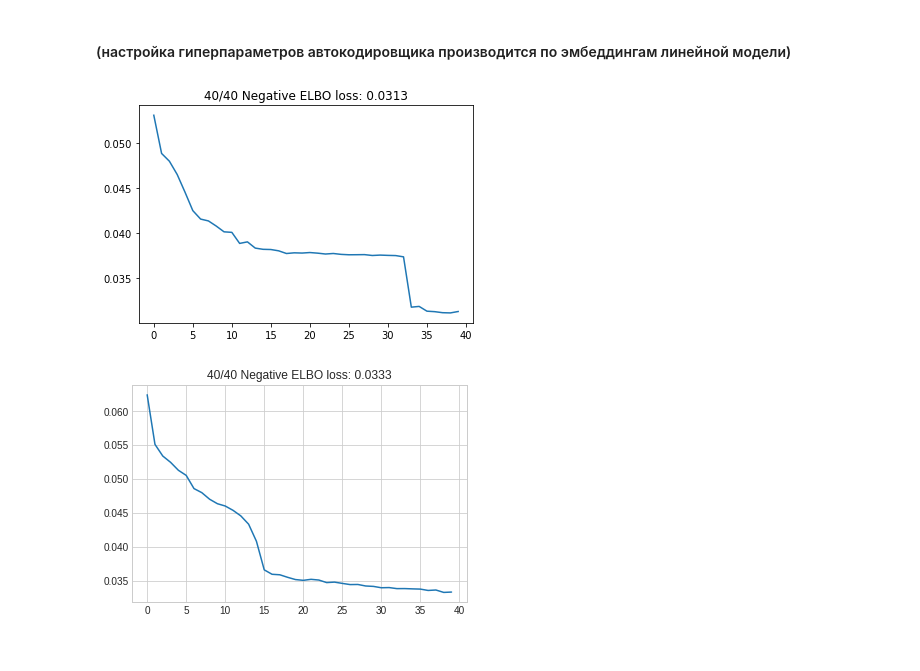
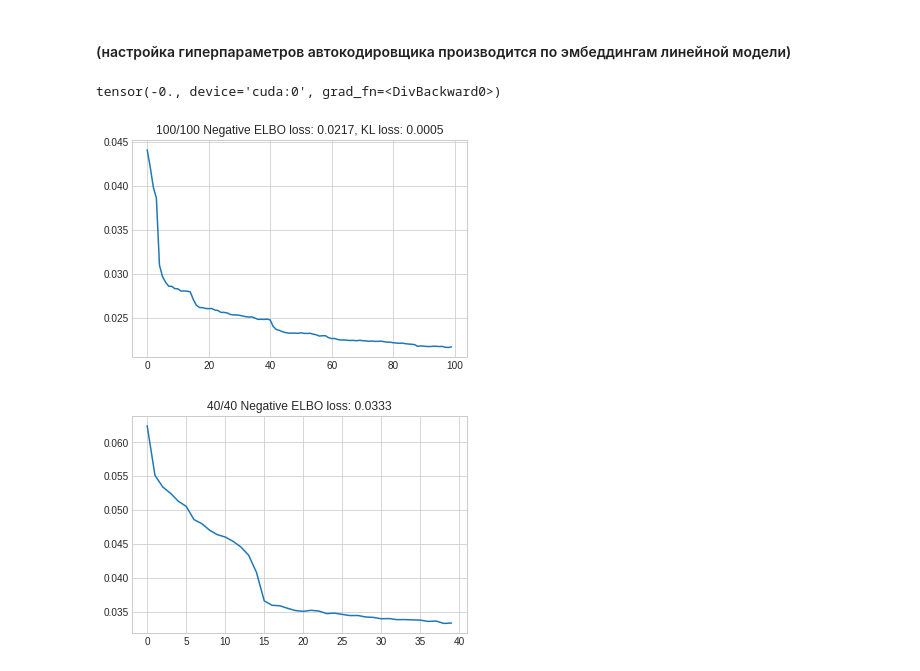
Before and after one commit to AlexShevchuk7/MADE, a Jupyter notebook: Diploma/Modelling_MLP_TCN_TRANSFORMER.ipynb, the cells around one changed output. Cells and saved outputs as stored; diff of their text form; code cells hidden in the pictures.

```diff
--- a/Diploma/Modelling_MLP_TCN_TRANSFORMER.ipynb
+++ b/Diploma/Modelling_MLP_TCN_TRANSFORMER.ipynb
@@ -276,12 +266,12 @@ scaler = StandardScaler()
 minmax = MinMaxScaler()
 
 #data = tsdata[['xmeas_1', 'xmeas_2', 'xmeas_3']][:100000]
-signal = tsdata.iloc[:100000, 3:]
+signal = tsdata.iloc[:, 3:]
 # TODO: провести обучение на полном датасете (сокращение обусловлено ускорением настройки кодировщиков)
 #scaled_data = scaler.fit_transform(signal)
 mm_signal = minmax.fit_transform(signal)
 # %%
-batch_size = 16
+batch_size = 64
 window = 64
 lag = 4
 
@@ -296,7 +286,7 @@ def batch_sampler():
         yield batch
 
 
-dataset = TSDataset(mm_signal, window, 2)
+dataset = TSDataset(mm_signal, window, 1)
 
 trainloader = torch.utils.data.DataLoader(dataset, batch_size=batch_size, shuffle=False)#, batch_sampler=batch_sampler())
 # %%
@@ -365,55 +355,58 @@ for i in tqdm(range(n_epochs)):
 ### Обучение вариационного автокодировщика на данных без аномалий
 # %% [markdown]
 #### (настройка гиперпараметров автокодировщика производится по эмбеддингам линейной модели)
+# %%
+kl_loss
+# %% [output]
+tensor(-0., device='cuda:0', grad_fn=<DivBackward0>)
 # %%
 kldivs = []
 mses = []
 loss_vals = []
-n_epochs = 40
+n_epochs = 100
 latent_dim = 16
 #tcn_net = TCNModel(num_filters=20, kernel_size=5, input_chunk_length=window, output_chunk_length=50)
 basic_emb = Basic_net(batch).to(device)
 embedded = basic_emb(batch)
 encoder = LinearEncoder(embedded)
 encoder = encoder.to(device)
 #encoder = TCNEncoder(batch, tcn_net)
 decoder = Decoder(batch.shape, latent_dim).to(device)
 #decoder = decoder.to(device)
 vae = VAE(encoder, decoder)
 vae = vae.to(device)
 criterion = nn.MSELoss()
-opt = Adam(vae.parameters(), lr=0.0001)
+opt = Adam(vae.parameters(), lr=0.0002)
 mse = MSELoss()
-beta = 1
+beta = 0.5
 
 for i in tqdm(range(n_epochs)):
     for b_n, batch in enumerate(trainloader):
-        #beta += min(1, i / 20)
-
         opt.zero_grad()
 
-        logits, mu, sigma = vae(batch)
+        logits, mu, logvar = vae(batch)
 
-        l_rec = mse(logits, batch)
-        l_kl = beta * (1 + torch.log(sigma**2) - mu**2 - sigma**2) * 0.5 /  (batch.shape[0] * batch.shape[1] * batch.shape[2])
-        l_kl = l_kl.sum(1).mean()
-        loss = l_rec - l_kl
+        reconstruction_loss = mse(logits, batch)
+        #lk_loss = beta * (1 + torch.log(sigma**2) - mu**2 - sigma**2) * 0.5 /  (batch.shape[0] * batch.shape[1] * batch.shape[2])
+        #l_kl = l_kl.sum(1).mean()
+        kl_loss = -0.5 * torch.sum(1 + logvar - mu.pow(2) -
+                                   logvar.exp(), -1).mean() / (batch.shape[0] * batch.shape[1] * batch.shape[2]) * beta
+        loss = reconstruction_loss + kl_loss
 
-
-        loss.backward()
+        loss.sum().backward()
         opt.step()
 
-    mses.append(l_rec)
-    kldivs.append(-l_kl)
+    mses.append(reconstruction_loss)
+    kldivs.append(kl_loss)
     loss_vals.append(loss.item())
 
         #if i % 100 == 0:
     plt.plot(loss_vals[-100:])
-    plt.title('{}/{} Negative ELBO loss: {:.4f}'.format(i+1, n_epochs, loss_vals[-1]))
+    plt.title('{}/{} Negative ELBO loss: {:.4f}, KL loss: {:.4f}'.format(i+1, n_epochs, loss_vals[-1], kl_loss))
     plt.show();
     clear_output(wait=True)
 # %% [output]
-[figure, old version]
+[figure, new version]
 # %%
 kldivs = []
 mses = []
```
Also changed, not shown: parts of 5 cells of this notebook.
